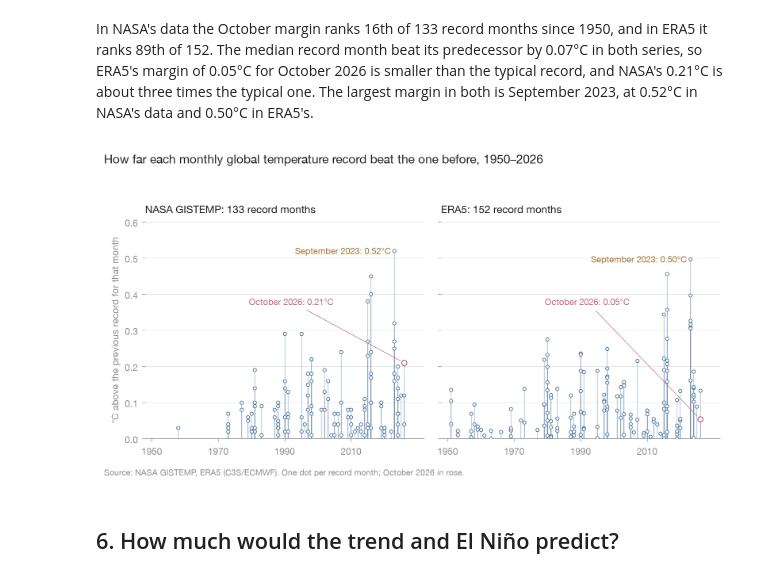
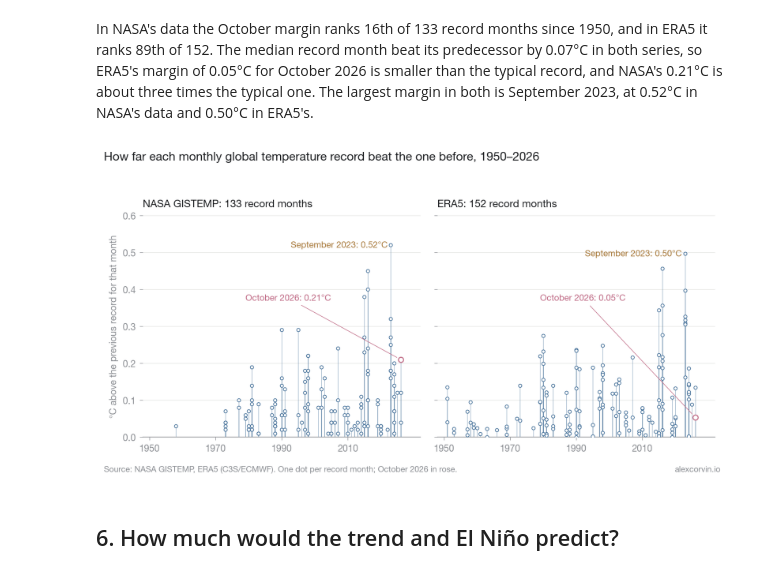
Before and after one commit to acorvin/global-october-record, a Jupyter notebook: notebooks/analysis.ipynb, the cells around one changed output. Saved outputs shown, nothing was run; the diff lists cells and outputs as text; code cells hidden in the pictures.

Commit message:
Add alexcorvin.io to the chart footers

```diff
--- a/notebooks/analysis.ipynb
+++ b/notebooks/analysis.ipynb
@@ -224,34 +225,35 @@ In NASA's data the October margin ranks 16th of 133 record months since 1950, an
 # %%
 fig, axes = plt.subplots(1, 2, figsize=(8, 4.2), dpi=200, sharey=True)
 for ax, (name, d) in zip(axes, rm.items()):
     for side in ["top", "right", "left"]:
         ax.spines[side].set_visible(False)
     ax.spines["bottom"].set_color(SOFT); ax.spines["bottom"].set_linewidth(0.6)
     ax.tick_params(colors=SOFT, labelsize=8.5, width=0.5, length=3)
     ax.grid(axis="y", color=RULE, linewidth=0.5); ax.set_axisbelow(True)
     ax.vlines(d.year, 0, d.margin, color=SLATE, linewidth=0.5, alpha=0.5)
     ax.scatter(d.year, d.margin, s=9, facecolor="white", edgecolor=SLATE, linewidth=0.6, zorder=3)
     o = d[(d.year == YEAR) & (d.month == 10)]
     ax.scatter(o.year, o.margin, s=22, facecolor="white", edgecolor=ROSE, linewidth=0.9, zorder=4)
     om = float(o.margin.iloc[0])
     ax.annotate(f"October 2026: {om:.2f}°C", xy=(YEAR, om), xytext=(1992, 0.37), color=ROSE, fontsize=8, ha="center",
                 arrowprops=dict(arrowstyle="-", color=ROSE, linewidth=0.5, shrinkA=2, shrinkB=4))
     sep = d[(d.year == 2023) & (d.month == 9)]
     ax.text(2023 - 1, float(sep.margin.iloc[0]), f"September 2023: {float(sep.margin.iloc[0]):.2f}°C",
             ha="right", va="center", color=SEPIA, fontsize=8)
     ax.set_title(f"{name}: {len(d)} record months", loc="left", fontsize=9.5, color=INK, pad=8)
     ax.set_xlim(1948, 2032); ax.set_xticks(range(1950, 2030, 20)); ax.set_ylim(0, 0.6)
 axes[0].set_ylabel("°C above the previous record for that month", fontsize=8.5, color=SOFT)
 fig.suptitle("How far each monthly global temperature record beat the one before, 1950–2026", x=0.01, ha="left",
              fontsize=11, color=INK)
 fig.text(0.01, 0.01, "Source: NASA GISTEMP, ERA5 (C3S/ECMWF). One dot per record month; October 2026 in rose.",
          fontsize=7.5, color=SOFT)
+fig.text(0.99, 0.01, "alexcorvin.io", ha="right", fontsize=7.5, color=SOFT)
 fig.tight_layout(rect=(0, 0.03, 1, 0.94))
 for ext in ("png", "svg"):
     fig.savefig(CHARTS / f"2-record-margins.{ext}", facecolor="white")
 plt.show()
 # %% [output]
-[figure, old version]
+[figure, new version]
 # %% [markdown]
 ## 6. How much would the trend and El Niño predict?
 # %% [markdown]
```
Also changed, not shown: parts of 1 cell of this notebook, 4 other files.
